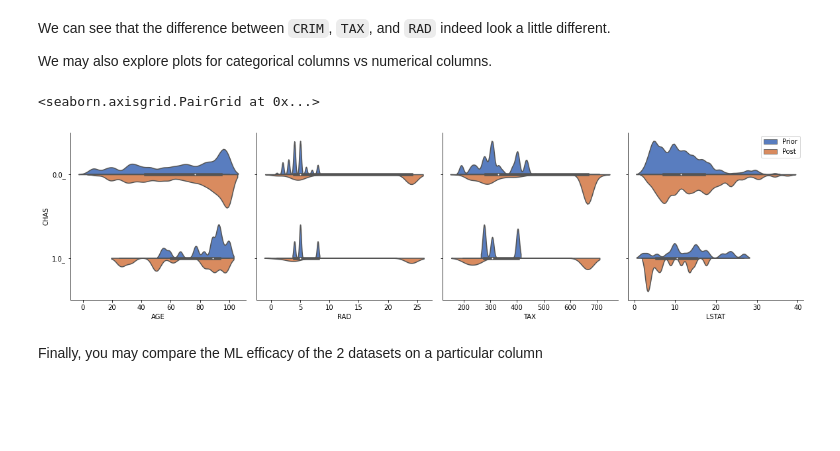
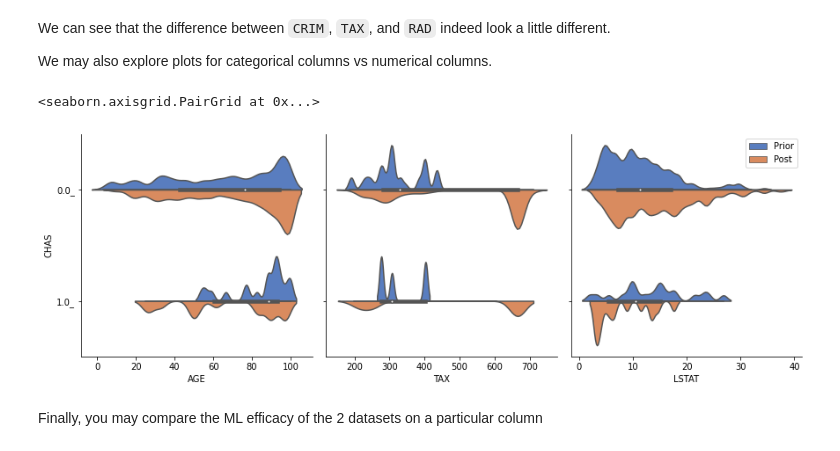
Before and after one commit to kelvnt/data-drift-detector, a Jupyter notebook: examples/example_usage.ipynb, the cells around one changed output. Drawn from its saved outputs; the diff is of its cells as text; code cells hidden in the pictures; blank space fills up the shorter version.

```diff
--- a/examples/example_usage.ipynb
+++ b/examples/example_usage.ipynb
@@ -30,10 +823,12 @@ df_post = df.iloc[split_:]
 # %% [markdown]
 Initialize the detector
 # %%
+cat_columns = ['CHAS']
 detector = DataDriftDetector(df_prior=df_prior,
                             df_post=df_post,
-                            categorical_columns=['CHAS'],
-                            numeric_columns=[c for c in df.columns if c !="CHAS"])
+                            categorical_columns=cat_columns,
+                            numeric_columns=[c for c in df.columns
+                                             if c not in cat_columns])
 # %% [markdown]
 `.calculate_drift()` returns a sorted list of tuples containing the column name and the corresponding jensen shannon distance between the respective column in the prior and post dataframe. The higher the distance, the higher the difference between the 2 dataset's statistical properties for the column, signifying higher drift.
 # %%
@@ -67,9 +862,9 @@ We can see that the difference between `CRIM`, `TAX`, and `RAD` indeed look a li
 
 We may also explore plots for categorical columns vs numerical columns.
 # %%
-detector.plot_categorical_to_numeric(plot_numeric_columns = ["AGE", "RAD", "TAX", "LSTAT"])
+detector.plot_categorical_to_numeric(plot_numeric_columns = ["AGE", "TAX", "LSTAT"])
 # %% [output]
 <seaborn.axisgrid.PairGrid at 0x...>
-[figure, old version]
+[figure, new version]
 # %% [markdown]
 Finally, you may compare the ML efficacy of the 2 datasets on a particular column
```
Also changed, not shown: parts of 3 cells of this notebook, 2 other files.
